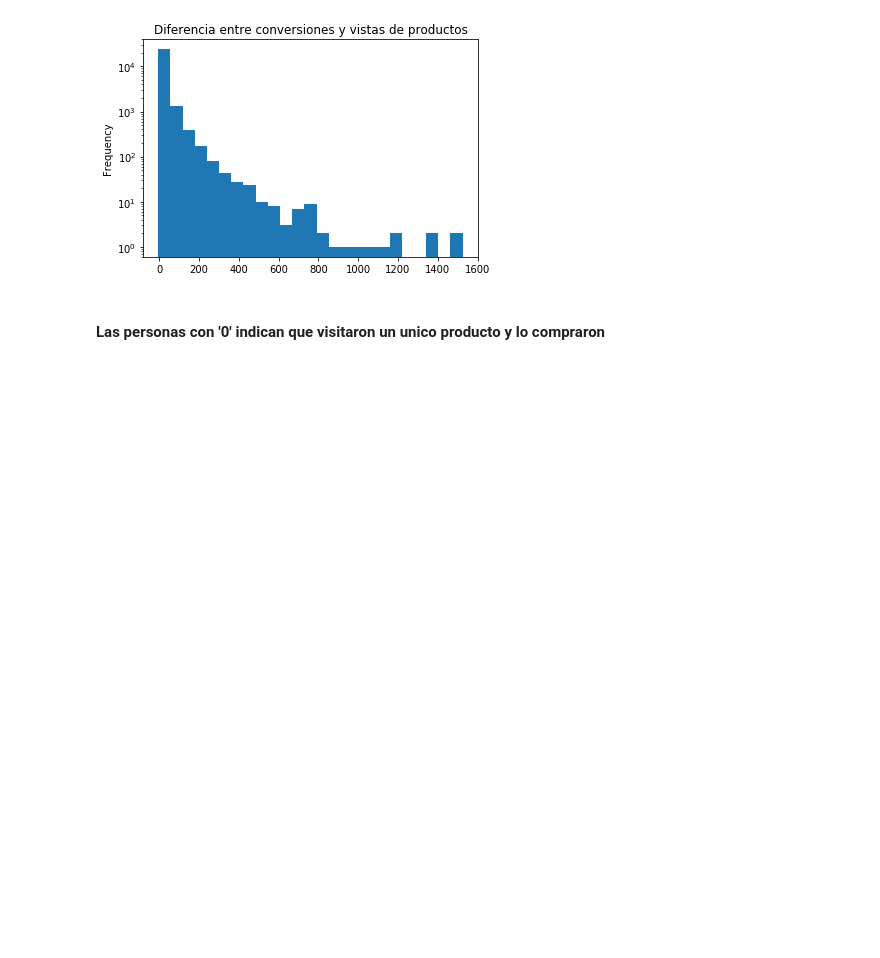
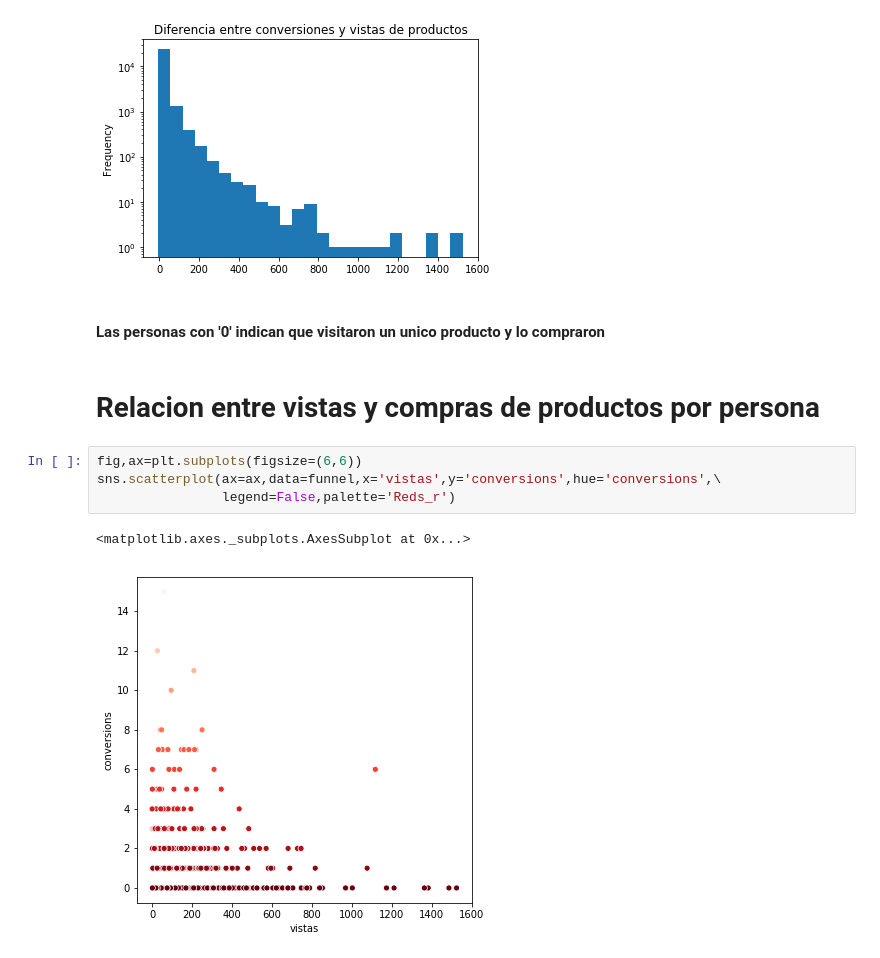
Before and after one commit to javier2409/TP1Datos2C2018, a Jupyter notebook: Funnel de compras.ipynb, the cells around one changed output. Drawn from its saved outputs; the diff is of its cells as text; blank space fills up the shorter version.

```diff
--- a/Funnel de compras.ipynb
+++ b/Funnel de compras.ipynb
@@ -68,3 +69,12 @@ funnel.loc[funnel['vistas']>0]['dif2'].plot.hist(bins=25)
 [figure]
 # %% [markdown]
 #### Las personas con '0' indican que visitaron un unico producto y lo compraron
+# %% [markdown]
+# Relacion entre vistas y compras de productos por persona
+# %%
+fig,ax=plt.subplots(figsize=(6,6))
+sns.scatterplot(ax=ax,data=funnel,x='vistas',y='conversions',hue='conversions',\
+                legend=False,palette='Reds_r')
+# %% [output]
+<matplotlib.axes._subplots.AxesSubplot at 0x...>
+[figure, added]
```
Also changed, not shown: parts of 1 cell of this notebook.
